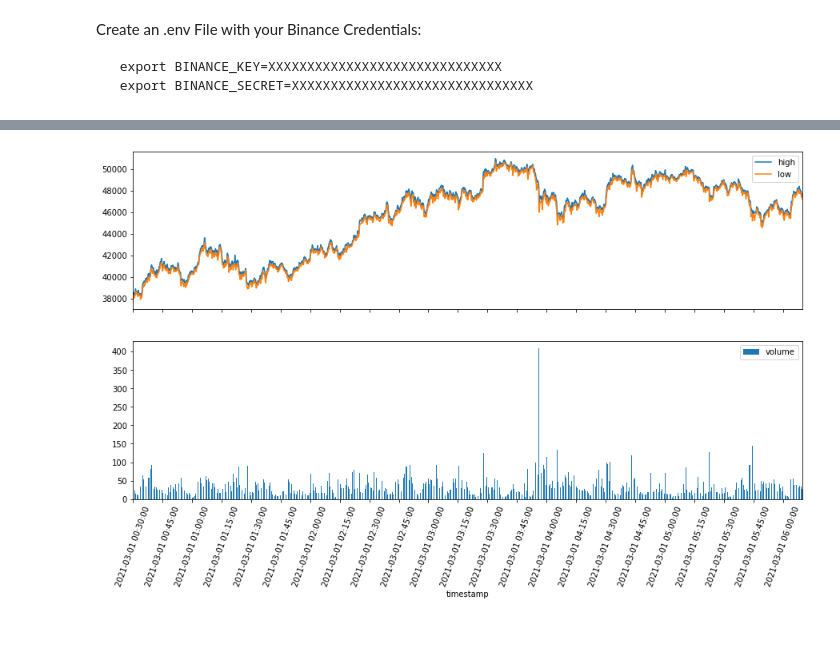
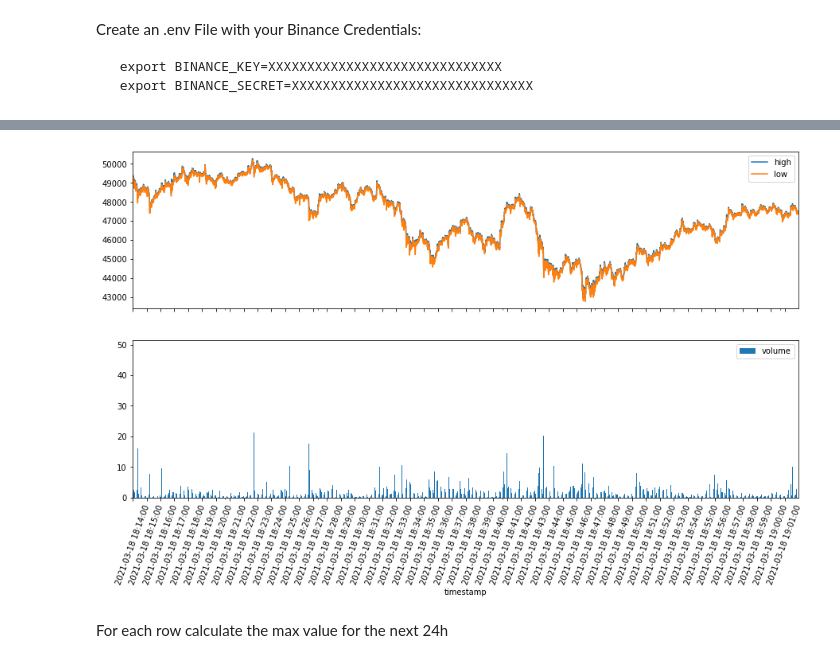
Before and after one commit to jorie1234/binance, a Jupyter notebook: Binance.ipynb, the cells around one changed output, grey strips where cells are left out. Drawn from its saved outputs; the diff is of its cells as text; code cells hidden in the pictures; blank space fills up the shorter version.

```diff
--- a/Binance.ipynb
+++ b/Binance.ipynb
@@ -112,3 +143,4 @@ All caught up..!
 # %%
-btc=pd.read_csv("BTCEUR-15m-data.csv")
-btc.head()
+btc=pd.read_csv("BTCEUR-1m-data.csv")
+btc.tail()
+interval=60*24
@@ -130,5 +156,7 @@ btc.plot(x="timestamp", y="open",rot=70)
 # %%
-data = btc[(btc['timestamp'] > '2021-03-01 00:00:00') ]
+#data = btc[(btc['timestamp'] > '2021-03-20 00:00:00') ]
+# last 30 days (in 15min chunks)
+data = btc[-interval*10:]
 data
 # %% [output]
 |  | timestamp | open | high | low | close | volume | close_time | quote_av | trades | tb_base_av | ... |
@@ -146,0 +182,4 @@ data
+# %%
+data['datetime'] = pd.to_datetime(data['timestamp'])
+data['dates'] = data['datetime'].dt.date
+data
@@ -147,12 +200,15 @@ data
 # %%
 
 fig, ax = plt.subplots(nrows=2, sharex=True, figsize=(15,8))
 data.plot(x="timestamp", y=["high","low"], rot= 70, ax=ax[0])
 data.plot.bar(x="timestamp", y="volume", rot= 70, ax=ax[1])
 #ax[0].plot(data.timestamp, data.high, rot=70)
 #ax[1].bar(data.timestamp, data.volume, width=1/(5*len(data.timestamp)))
 #fig.autofmt_xdate()
-ax[1].xaxis.set_major_locator(ticker.MultipleLocator(100))
+#ax[1].set_xticklabels(data.dates., rotation=70)
+ax[1].xaxis.set_major_locator(ticker.MultipleLocator(300))
+#ax[1].xaxis.set_major_formatter(matplotlib.dates.DateFormatter("%d"))
+
 plt.show()
 # %% [output]
-[figure, old version]
+[figure, new version]
@@ -158,0 +219,2 @@ plt.show()
+# %% [markdown]
+For each row calculate the max value for the next 24h
```
Also changed, not shown: parts of 24 cells of this notebook.
